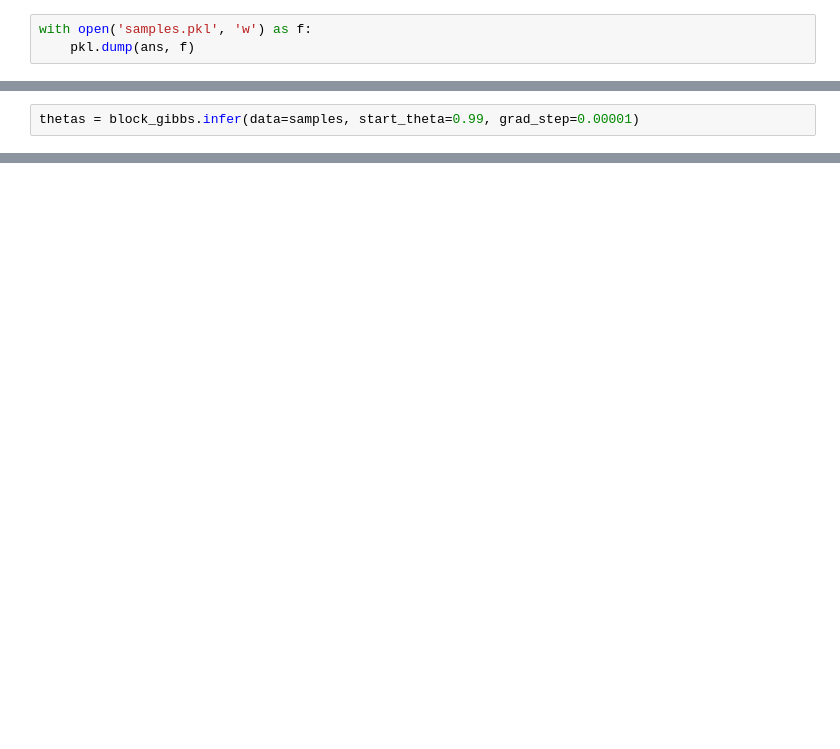
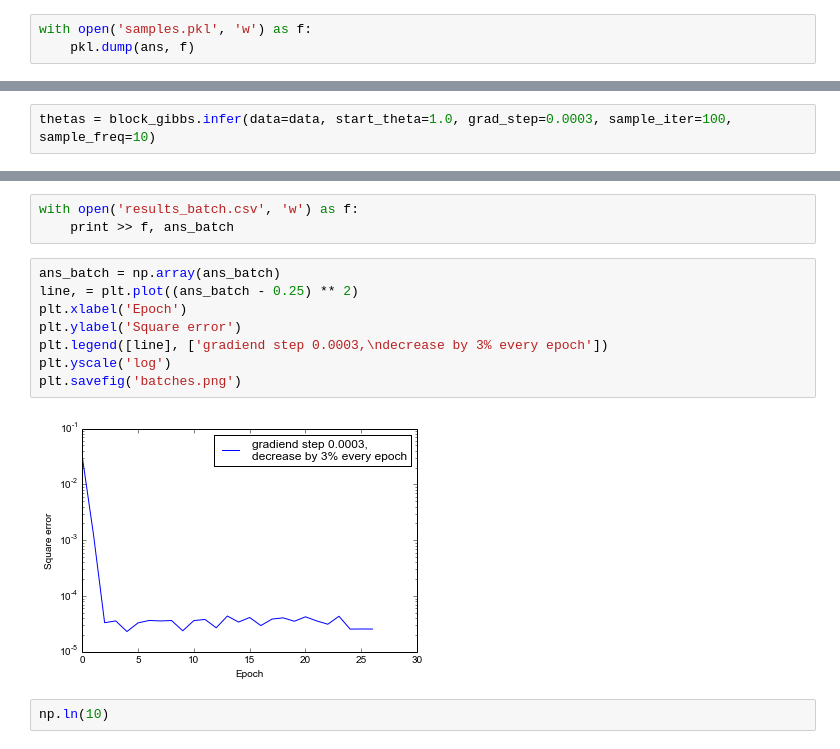
Before and after one commit to dmitriy-serdyuk/gibbs_ising, a Jupyter notebook: run_experiment.ipynb, the cells around one changed output, grey strips where cells are left out. Cells and saved outputs as stored; diff of their text form; blank space fills up the shorter version.

```diff
--- a/run_experiment.ipynb
+++ b/run_experiment.ipynb
@@ -33,2 +35,2 @@ with open('samples.pkl', 'r') as f:
 # %%
-thetas = block_gibbs.infer(data=samples, start_theta=0.99, grad_step=0.00001)
+thetas = block_gibbs.infer(data=data, start_theta=1.0, grad_step=0.0003, sample_iter=100, sample_freq=10)
@@ -53,0 +83,15 @@ NameError: name 'mod' is not defined
+# %%
+with open('results_batch.csv', 'w') as f:
+    print >> f, ans_batch
+# %%
+ans_batch = np.array(ans_batch)
+line, = plt.plot((ans_batch - 0.25) ** 2)
+plt.xlabel('Epoch')
+plt.ylabel('Square error')
+plt.legend([line], ['gradiend step 0.0003,\ndecrease by 3% every epoch'])
+plt.yscale('log')
+plt.savefig('batches.png')
+# %% [output]
+[figure, added]
+# %%
+np.ln(10)
```
Also changed, not shown: parts of 9 cells of this notebook, 1 other file.
